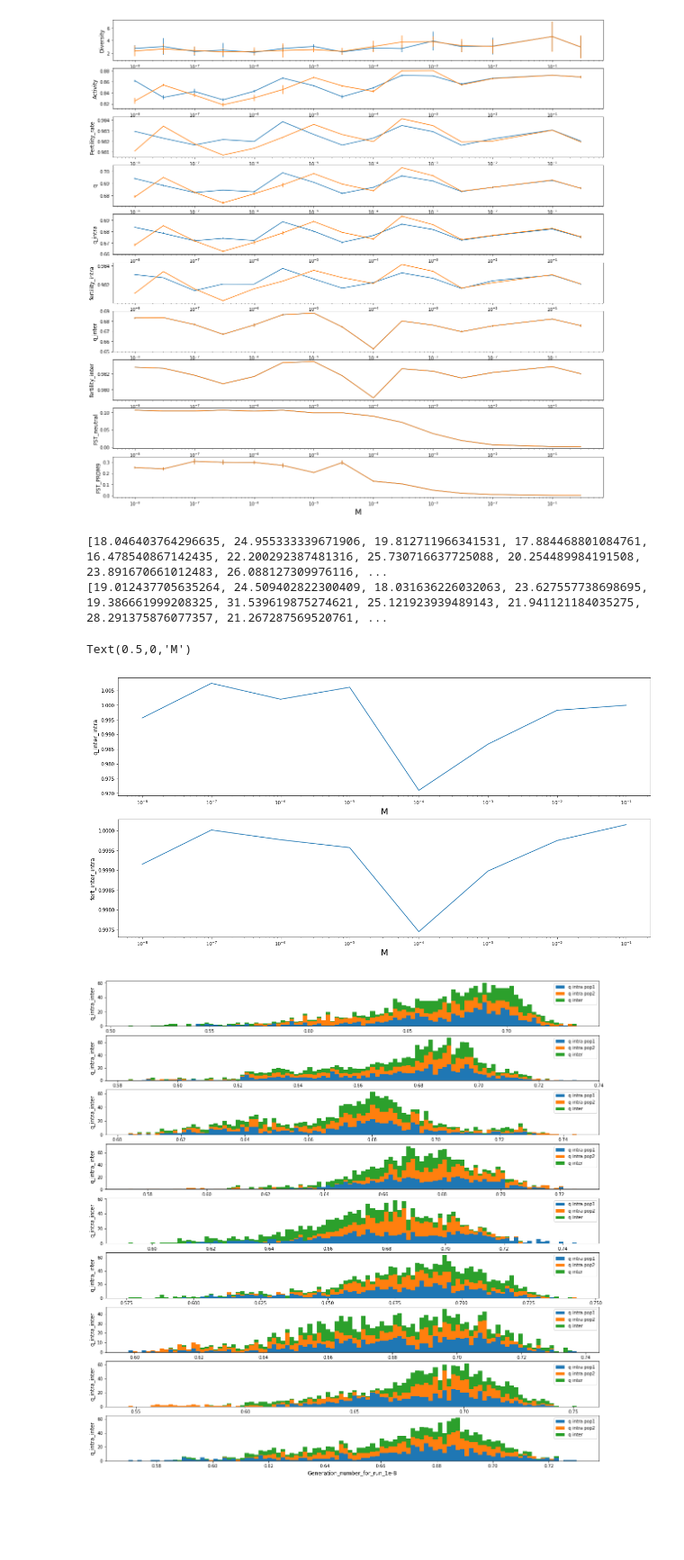
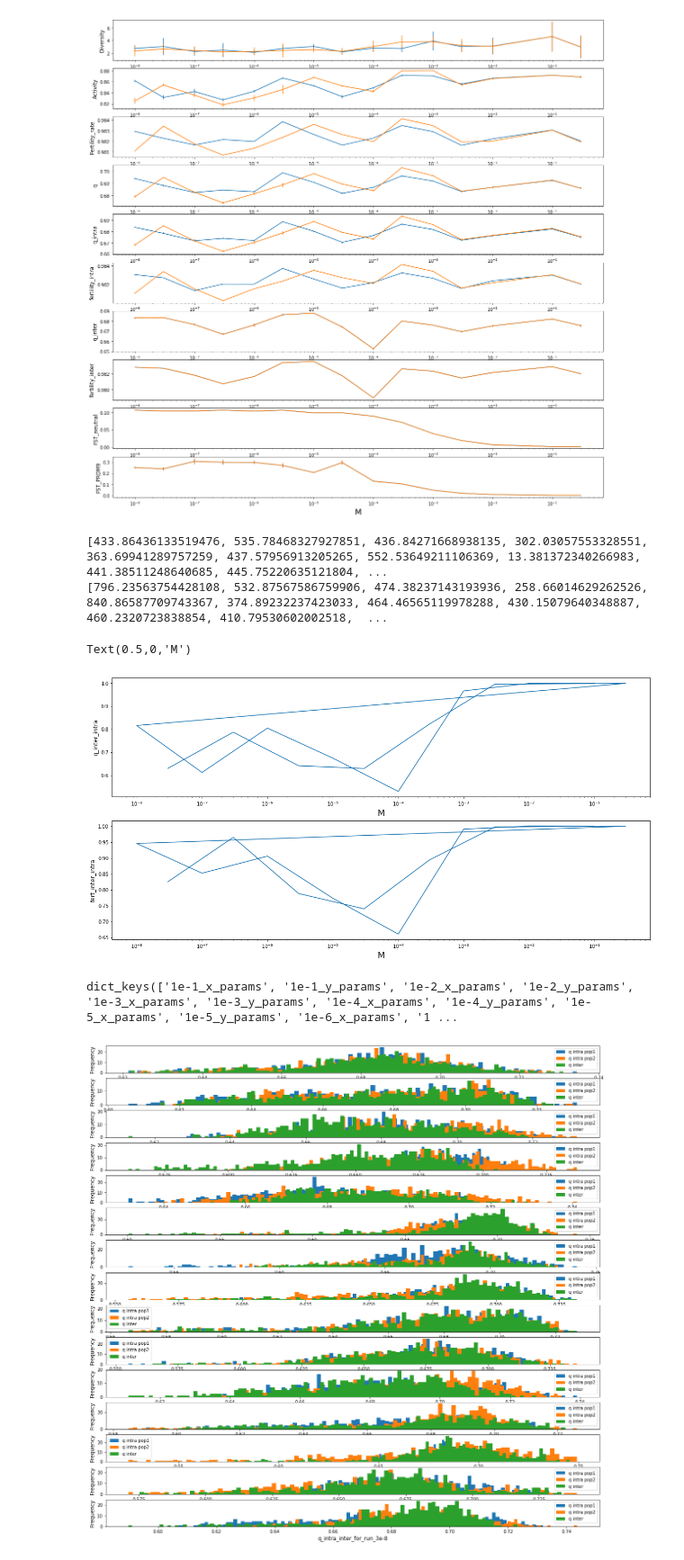
Before and after one commit to alicegenestier/Red_Queen_PRDM9, a Jupyter notebook: cluster/meiosis/meiosis_notebook.ipynb, the cells around one changed output. Shown at 90% size. Drawn from its saved outputs; the diff is of its cells as text; code cells hidden in the pictures; blank space fills up the shorter version.

Commit message:
PRDM9 FST corrected, histogram q added in notebook

```diff
--- a/cluster/meiosis/meiosis_notebook.ipynb
+++ b/cluster/meiosis/meiosis_notebook.ipynb
@@ -556,8 +562,8 @@ The fertility rate is mostly the same and is independent of m. But we can observ
 # %%
 plt.figure(1, figsize=(20,20))
 index_line=1
-list_namefile,dico_file_inter,dico_file_1_inter,dico_file_2_inter=dico_data_mig("analyses/scaling_M_3/","Generation_number","q_inter", "trace",0,0)
-list_namefile,dico_file_intra,dico_file_1_intra,dico_file_2_intra=dico_data_mig("analyses/scaling_M_3/","Generation_number","q_intra", "trace",0,0)
+list_namefile,dico_file_inter,dico_file_1_inter,dico_file_2_inter=dico_data_mig("analyses/scaling_M_4/","Generation_number","q_inter", "trace",0,0)
+list_namefile,dico_file_intra,dico_file_1_intra,dico_file_2_intra=dico_data_mig("analyses/scaling_M_4/","Generation_number","q_intra", "trace",0,0)
 for i in list_namefile :
     plt.subplot(len(list_namefile),1,index_line)
     #if i+"_x_params" in dico_file_intra and i+"_y_params" in dico_file_intra:
@@ -637,7 +629,7 @@ slope_list_pop_1=[]
 slope_list_pop_2=[]
 plt.figure(1, figsize=(20,20))
 index_line=1
-list_namefile,dico_file,dico_file_1,dico_file_2=dico_data_mig("analyses/scaling_M_3/","Age","q_allele","allele",0,1)
+list_namefile,dico_file,dico_file_1,dico_file_2=dico_data_mig("analyses/scaling_M_6/","Age","q_allele","allele",0,1)
 for i in list_namefile :
     plt.subplot(len(list_namefile),1,index_line)
     if i+"_x_params" in dico_file and i+"_y_params" in dico_file:
@@ -685,7 +677,7 @@ slope_list_pop_1=[]
 slope_list_pop_2=[]
 plt.figure(1, figsize=(20,20))
 index_line=1
-list_namefile,dico_file,dico_file_1,dico_file_2=dico_data_mig("analyses/scaling_M_4/","Age","Fertility_allele","allele",0,1)
+list_namefile,dico_file,dico_file_1,dico_file_2=dico_data_mig("analyses/scaling_M_6/","Age","Fertility_allele","allele",0,1)
 for i in list_namefile :
     plt.subplot(len(list_namefile),1,index_line)
     if i+"_x_params" in dico_file and i+"_y_params" in dico_file:
@@ -861,8 +853,8 @@ for index in range(len(trace1["Fertility_rate"+'_mean'])):
 print(fourNs1)
 print(fourNs2)
 # %% [output]
-[18.046403764296635, 24.955333339671906, 19.812711966341531, 17.884468801084761, 16.478540867142435, 22.200292387481316, 25.730716637725088, 20.254489984191508, 23.891670661012483, 26.088127309976116, ...
-[19.012437705635264, 24.509402822300409, 18.031636226032063, 23.627557738698695, 19.386661999208325, 31.539619875274621, 25.121923939489143, 21.941121184035275, 28.291375876077357, 21.267287569520761, ...
+[433.86436133519476, 535.78468327927851, 436.84271668938135, 302.03057553328551, 363.69941289757259, 437.57956913205265, 552.53649211106369, 13.381372340266983, 441.38511248640685, 445.75220635121804, ...
+[796.23563754428108, 532.87567586759906, 474.38237143193936, 258.66014629262526, 840.86587709743367, 374.89232237423033, 464.46565119978288, 430.15079640348887, 460.2320723838854, 410.79530602002518,  ...
 # %%
 q_inter_intra=[]
 fert_inter_intra=[]
@@ -883,26 +875,33 @@ plt.ylabel("fert_inter_intra", fontsize = 12)
 plt.xlabel(scaling_param_name, fontsize = 18)
 # %% [output]
 Text(0.5,0,'M')
-[figure, old version]
+[figure, new version]
 # %%
 plt.figure(1, figsize=(20,20))
 index_line=1
-list_namefile,dico_file_inter,dico_file_1_inter,dico_file_2_inter=dico_data_mig("analyses/scaling_M_3/","Generation_number","q_inter", "trace",0,0)
-list_namefile,dico_file_intra,dico_file_1_intra,dico_file_2_intra=dico_data_mig("analyses/scaling_M_3/","Generation_number","q_intra", "trace",0,0)
+list_namefile,dico_file_inter,dico_file_1_inter,dico_file_2_inter=dico_data_mig("analyses/scaling_M_4/","Generation_number","q_inter", "trace",0,0)
+list_namefile,dico_file_intra,dico_file_1_intra,dico_file_2_intra=dico_data_mig("analyses/scaling_M_4/","Generation_number","q_intra", "trace",0,0)
+print(dico_file_1_intra.keys())
+for i in list_namefile :
+
 for i in list_namefile :
     plt.subplot(len(list_namefile),1,index_line)
     #if i+"_x_params" in dico_file_intra and i+"_y_params" in dico_file_intra:
         #plt.plot(dico_file_intra[i+"_x_params"],dico_file_intra[i+"_y_params"],'.',label="q intra before mig")
-    plt.hist([dico_file_1_intra[i+"_y_params"],dico_file_2_intra[i+"_y_params"],dico_file_1_inter[i+"_y_params"]], bins = 100,label=["q intra pop1","q intra pop2","q inter"],histtype = 'barstacked')
-    #plt.hist(dico_file_1_intra[i+"_y_params"], bins = 100)
-    #plt.hist(dico_file_2_intra[i+"_y_params"], bins = 100)
-    #plt.hist(dico_file_1_inter[i+"_y_params"], bins = 100)
     #plt.plot(dico_file_1_intra[i+"_x_params"],dico_file_1_intra[i+"_y_params"],'.',label="q intra pop1")
     #plt.plot(dico_file_2_intra[i+"_x_params"],dico_file_2_intra[i+"_y_params"],'.',label="q intra pop2")
     #plt.plot(dico_file_1_inter[i+"_x_params"],dico_file_1_inter[i+"_y_params"],'.',label="q inter")
-    plt.ylabel("q_intra_inter", fontsize = 12)
-    plt.xlabel("Generation_number"+"_for_run_"+i, fontsize = 12)
+    #df_trace_1 = pd.DataFrame(trace1,index = trace1["M"])
+    #df_trace_1.sort_values(by = "M", inplace = True)
+    #df_trace_2 = pd.DataFrame(trace2,index = trace2["M"])
+    #df_trace_2.sort_values(by = "M", inplace = True)
+    plt.hist(dico_file_1_intra[i+"_y_params"], bins = 100,label="q intra pop1")
+    plt.hist(dico_file_2_intra[i+"_y_params"], bins = 100,label="q intra pop2")
+    plt.hist(dico_file_1_inter[i+"_y_params"], bins = 100,label="q inter")
+    plt.ylabel("Frequency", fontsize = 12)
+    plt.xlabel("q_intra_inter"+"_for_run_"+i, fontsize = 12)
     plt.legend()
     index_line=index_line+1
 # %% [output]
+dict_keys(['1e-1_x_params', '1e-1_y_params', '1e-2_x_params', '1e-2_y_params', '1e-3_x_params', '1e-3_y_params', '1e-4_x_params', '1e-4_y_params', '1e-5_x_params', '1e-5_y_params', '1e-6_x_params', '1 ...
-[figure, old version]
+[figure, new version]
```
Also changed, not shown: parts of 14 cells of this notebook, 1 other file.
